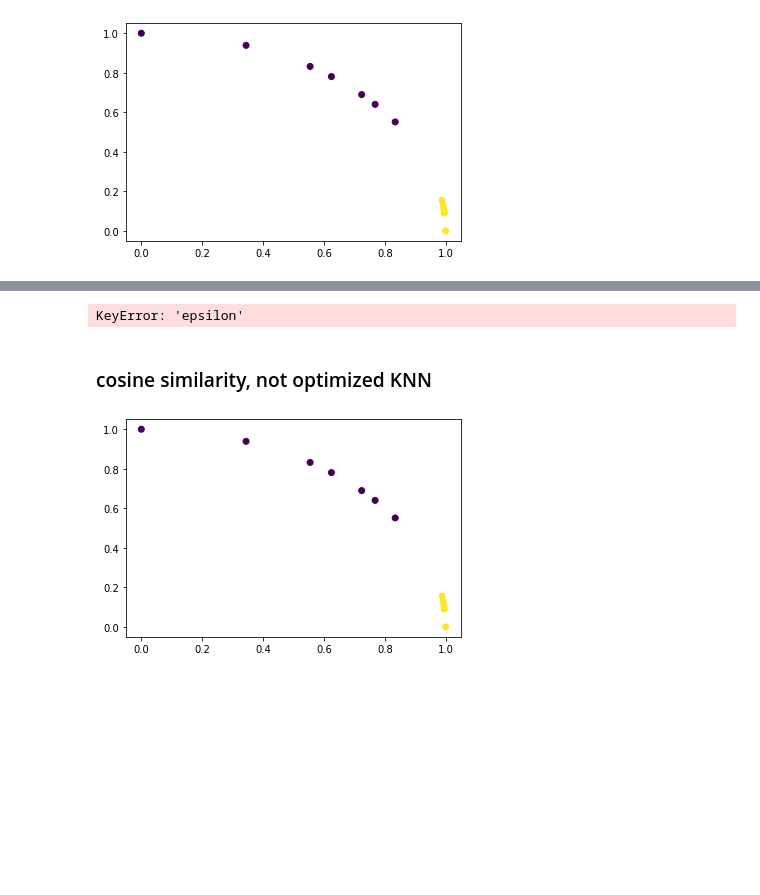
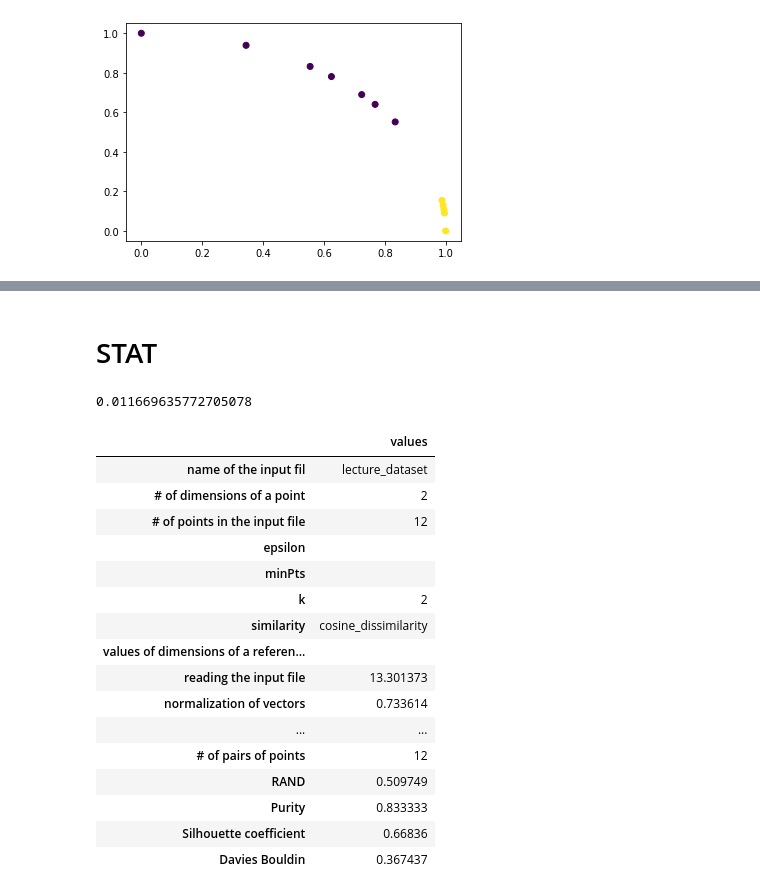
Before and after one commit to arek544/DBSCAN, a Jupyter notebook: notebooks/lecture_dataset_dbscanrn.ipynb, the cells around one changed output, grey strips where cells are left out. Drawn from its saved outputs; the diff is of its cells as text; code cells hidden in the pictures; blank space fills up the shorter version.

```diff
--- a/notebooks/lecture_dataset_dbscanrn.ipynb
+++ b/notebooks/lecture_dataset_dbscanrn.ipynb
@@ -98,53 +96,55 @@ KeyError: '# of distance/similarity calculations'
+# %% [markdown]
+# STAT
 # %%
 timer_stat = time.time()
 stat = pd.DataFrame({
     'name of the input fil': dataset.name,
     '# of dimensions of a point': dataset.n_dimentions,
     '# of points in the input file': dataset.n_rows,
-    'epsilon': params['epsilon'],
-    'minPts': params['minPts'],
+    'epsilon': params['epsilon'] if 'epsilon' in params else '',
+    'minPts': params['minPts'] if 'minPts' in params else '',
+    'k':  params['k'] if 'k' in params else '',
     'similarity': params['similarity'].__name__,
-    'version': ['dbscan'],
-    "Eps-neighborhood timer": log_info['Time'][log_info['Calculations'] == 'Eps'].sum(),
-    'Clustering timer': log_info['Time'][12],
-    'OUT timer': out_time,
-    '# of discovered clusters': len(set(algorithm.y_pred[algorithm.y_pred > 0])),
-    '# of discovered noise points': sum(out['point type'] == -1),
-    '# of discovered core points': sum(out['point type'] == 1),
-    '# of discovered border points': sum(out['point type'] == 0),
+    'values of dimensions of a reference point': '',
+    'reading the input file': dataset.runtime,
+    'normalization of vectors': normalization.runtime,
+    "Eps-neighborhood timer": logs['time [ms]'][logs['operation'] == 'Eps_time'].sum(),
+    'Clustering timer': logs['time [ms]'].max(),
+    'saving results to OUT': saving_OUT_time,
+    'total runtime': total_runtime,
+    '# of discovered clusters': sum(out['CId'] > -1),
+    '# of discovered noise points': sum(out['point_type'] == -1),
+    '# of discovered core points': sum(out['point_type'] == 1),
+    '# of discovered border points': sum(out['point_type'] == 0),
     'avg # of calculations of distance/similarity': out['# of distance/similarity calculations'].mean(),
+    '|TP|': score['TP'],
+    '|TN|': score['TN'],
+    '# of pairs of points': len(algorithm.y_pred),
     'RAND': score['adjusted_rand_score'],
     'Purity': score['purity'],
     'Silhouette coefficient': score['silhouette_score_euclidean'],
     'Davies Bouldin': score['davies_bouldin_score']
-})
+}, index=['values']).T
 stat_time = time.time() - timer_stat
 print(stat_time)
+stat.to_csv(f'./out/STAT_{name}.csv', index=False)
 stat
 # %% [output]
-KeyError: 'epsilon'
+0.011669635772705078
+|  | values |
+| name of the input fil | lecture_dataset |
+| # of dimensions of a point | 2 |
+| # of points in the input file | 12 |
+| epsilon |  |
+| minPts |  |
+| k | 2 |
+| similarity | cosine_dissimilarity |
+| values of dimensions of a referen... |  |
+| reading the input file | 13.301373 |
+| normalization of vectors | 0.733614 |
+| ... | ... |
+| # of pairs of points | 12 |
+| RAND | 0.509749 |
+| Purity | 0.833333 |
+| Silhouette coefficient | 0.66836 |
+| Davies Bouldin | 0.367437 |
-# %% [markdown]
-### cosine similarity, not optimized KNN
-# %%
-params = {
-    'k': 2,
-    'similarity': cosine_similarity
-}
-
-algorithm = DBSCANRN(**params)
-
-name = get_name(
-    algorithm_name=algorithm.name,
-    dataset_name=dataset.name,
-    n_dimentions=dataset.n_dimentions,
-    n_rows=dataset.n_rows,
-    **params
-)
-
-algorithm.log_output = f'./out/LOG_{name}.log'
-algorithm.fit_transform(X_norm)
-
-display_points(algorithm.X, algorithm.y_pred)
-score = evaluate(algorithm.y_pred, y, algorithm.X)
-# %% [output]
-[figure, removed]
```
Also changed, not shown: parts of 15 cells of this notebook, 2 other files.
